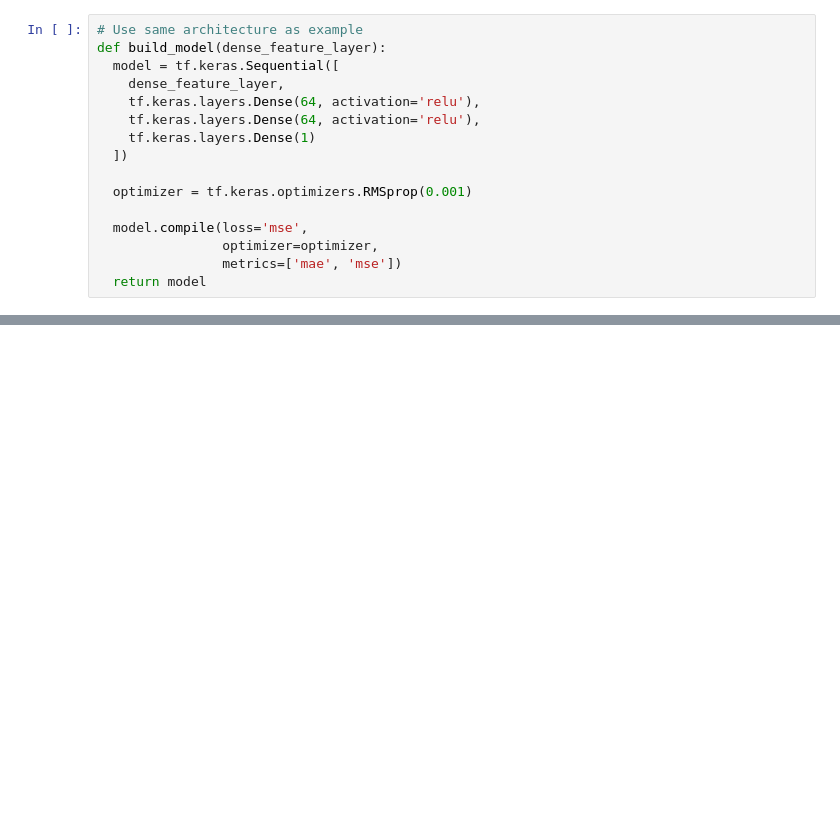
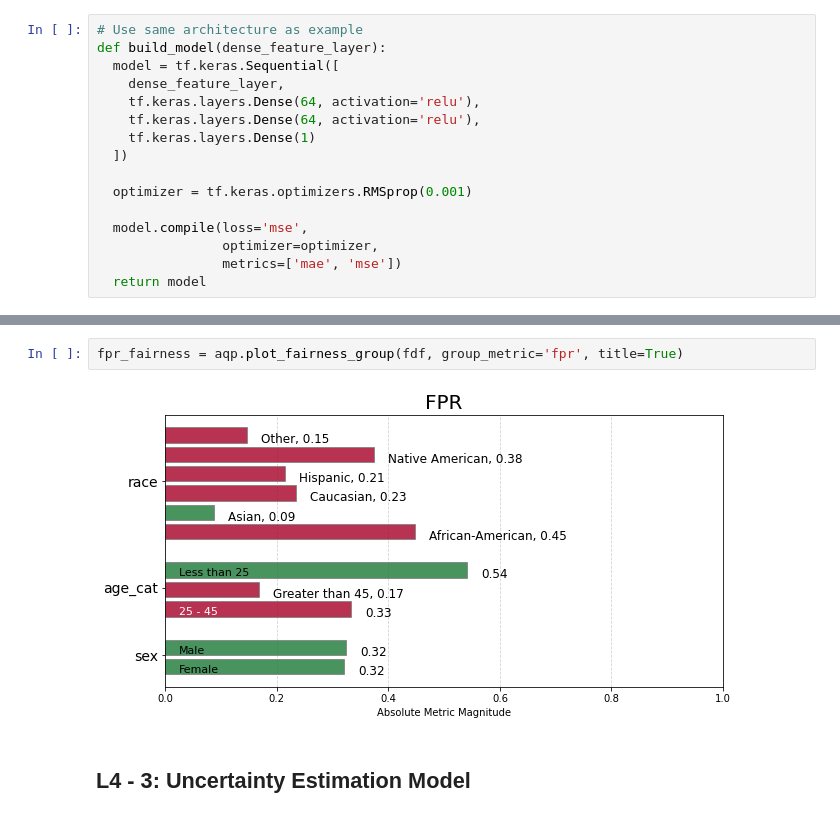
Before and after one commit to TRoboto/Udacity, a Jupyter notebook: AI for Healthcare Nanodegree/Exercise - Common EHR Model Evaluation Metrics/Lesson_Modeling_Exercise_1_Starter_Code.ipynb, the cells around one changed output, grey strips where cells are left out. Saved outputs shown, nothing was run; the diff lists cells and outputs as text; blank space fills up the shorter version.

```diff
--- a/AI for Healthcare Nanodegree/Exercise - Common EHR Model Evaluation Metrics/Lesson_Modeling_Exercise_1_Starter_Code.ipynb
+++ b/AI for Healthcare Nanodegree/Exercise - Common EHR Model Evaluation Metrics/Lesson_Modeling_Exercise_1_Starter_Code.ipynb
@@ -51,0 +376,6 @@ def build_model(dense_feature_layer):
+# %%
+fpr_fairness = aqp.plot_fairness_group(fdf, group_metric='fpr', title=True)
+# %% [output]
+[figure, added]
+# %% [markdown]
+## L4 - 3: Uncertainty Estimation Model
```
Also changed, not shown: parts of 62 cells of this notebook.
